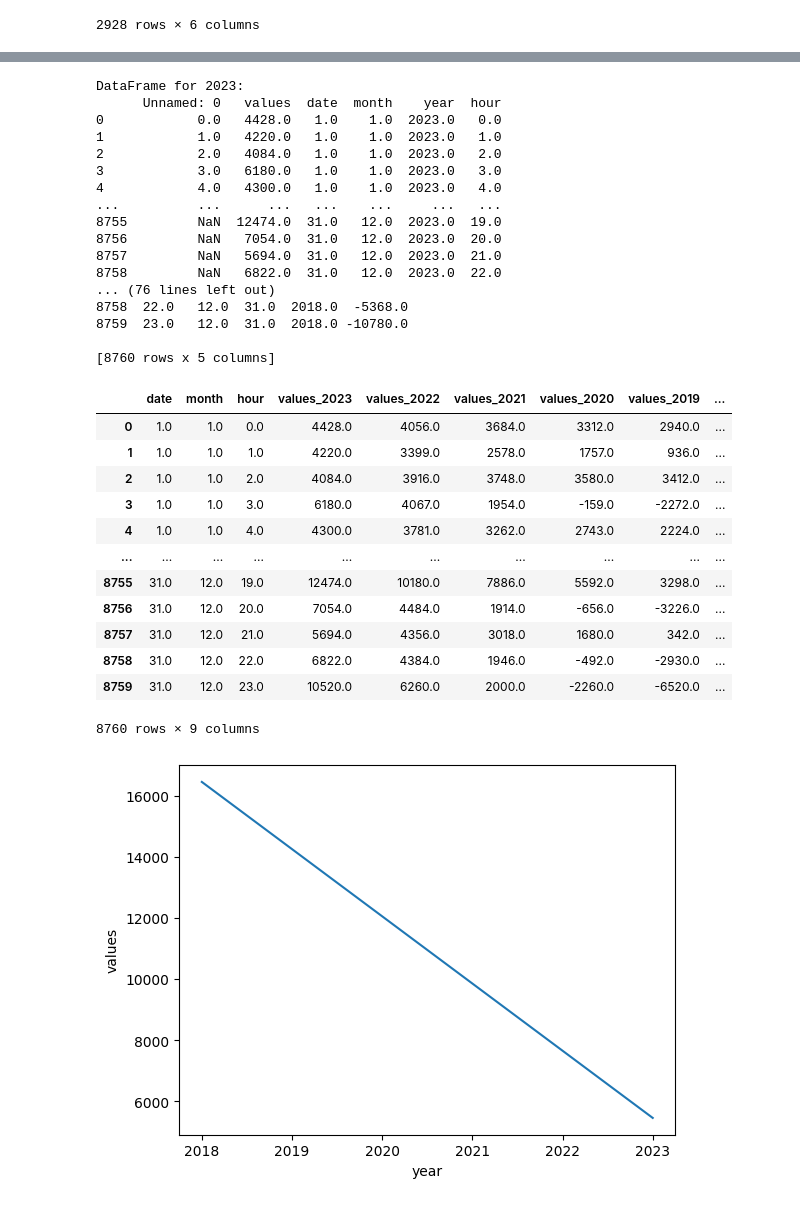
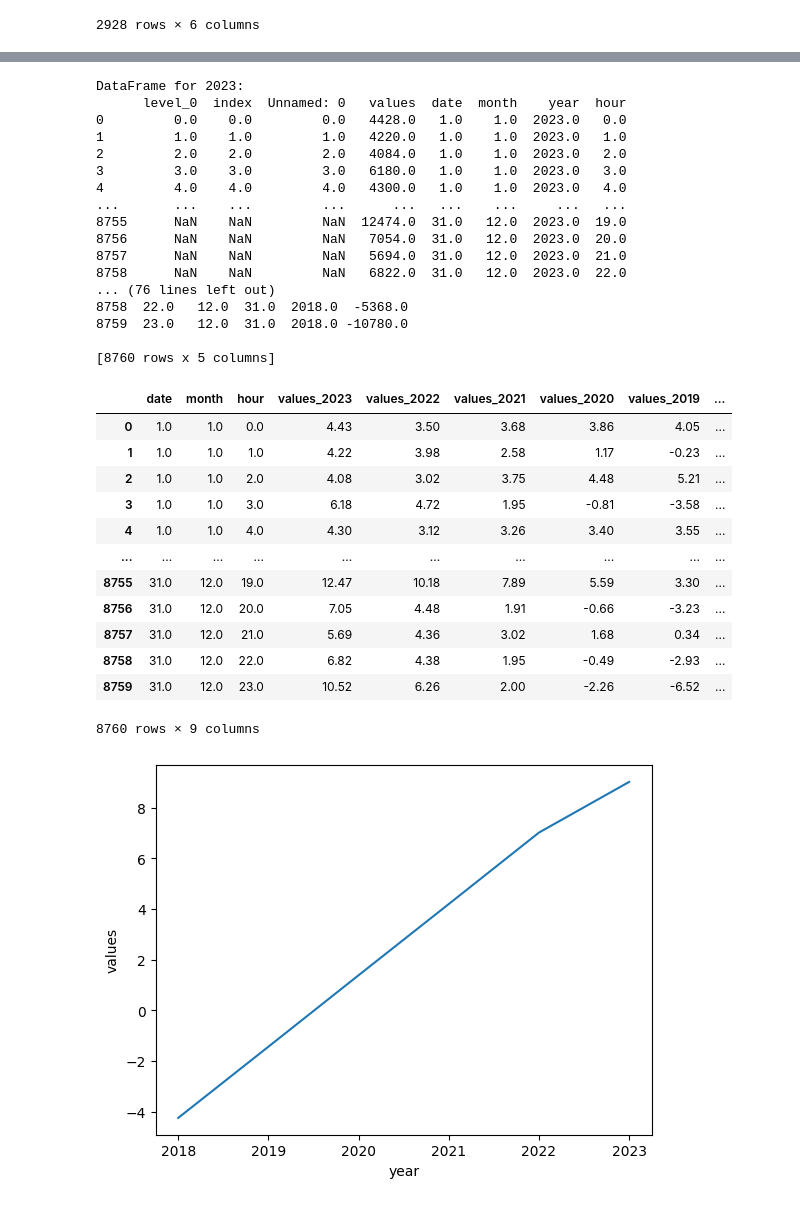
Before and after one commit to deevyansh/Power-Consumption-Pattern, a Jupyter notebook: NO/NO_extrapolation.ipynb, the cells around one changed output, grey strips where cells are left out. Saved outputs shown, nothing was run; the diff lists cells and outputs as text; code cells hidden in the pictures.

```diff
--- a/NO/NO_extrapolation.ipynb
+++ b/NO/NO_extrapolation.ipynb
@@ -1,7 +1,7 @@
 # %%
 import pandas as pd
-df1=pd.read_csv('NO_file1.csv')
-df2=pd.read_csv('NO_file2.csv')
+df1=pd.read_csv('/workspaces/Power-Consumption-Pattern/NO/All CSV/NO_file1.csv')
+df2=pd.read_csv('/workspaces/Power-Consumption-Pattern/NO/All CSV/NO_file2.csv')
 # %%
 #Making it years campatible
 df_2021=df1
@@ -22,3 +22,23 @@ df_2022
 | 8758 | 8758 | 4384.0 | 31 | 12 | 2022 | 22 |
 | 8759 | 8759 | 6260.0 | 31 | 12 | 2022 | 23 |
 2928 rows × 6 columns
+# %%
+df_2023[df_2023['month']==3][df_2023['hour']==12]['date'].value_counts()
+## 3 month 12 is more and 23 is less..
+## 3 month 12 hour and 26 date ka kam karo
+## 3 month 23 hour and 26 date ka jyada karo
+indexes_to_drop = df_2023[(df_2023['month'] == 3) & (df_2023['hour'] == 12) & (df_2023['date'] == 26)].index.tolist()
+df_2023=df_2023.drop(indexes_to_drop[0])
+df_2023=df_2023.reset_index()
+print(len(df_2023))
+new_row = pd.DataFrame([{
+    'year': 2023,
+    'month': 3,
+    'date': 26,
+    'hour': 23,
+    'values': 6000
+}])
+df_2023 = pd.concat([df_2023, new_row], ignore_index=True)
+print(len(df_2023))
+df_2023 = df_2023.sort_values(by=['year', 'month', 'date', 'hour'])
+df_2023=df_2023.reset_index()
@@ -154,17 +249,17 @@ df_2019.to_csv('NO_2019.csv')
 df_2018.to_csv('NO_2018.csv')
 # %% [output]
 DataFrame for 2023:
-      Unnamed: 0   values  date  month    year  hour
-0            0.0   4428.0   1.0    1.0  2023.0   0.0
-1            1.0   4220.0   1.0    1.0  2023.0   1.0
-2            2.0   4084.0   1.0    1.0  2023.0   2.0
-3            3.0   6180.0   1.0    1.0  2023.0   3.0
-4            4.0   4300.0   1.0    1.0  2023.0   4.0
-...          ...      ...   ...    ...     ...   ...
-8755         NaN  12474.0  31.0   12.0  2023.0  19.0
-8756         NaN   7054.0  31.0   12.0  2023.0  20.0
-8757         NaN   5694.0  31.0   12.0  2023.0  21.0
-8758         NaN   6822.0  31.0   12.0  2023.0  22.0
+      level_0  index  Unnamed: 0   values  date  month    year  hour
+0         0.0    0.0         0.0   4428.0   1.0    1.0  2023.0   0.0
+1         1.0    1.0         1.0   4220.0   1.0    1.0  2023.0   1.0
+2         2.0    2.0         2.0   4084.0   1.0    1.0  2023.0   2.0
+3         3.0    3.0         3.0   6180.0   1.0    1.0  2023.0   3.0
+4         4.0    4.0         4.0   4300.0   1.0    1.0  2023.0   4.0
+...       ...    ...         ...      ...   ...    ...     ...   ...
+8755      NaN    NaN         NaN  12474.0  31.0   12.0  2023.0  19.0
+8756      NaN    NaN         NaN   7054.0  31.0   12.0  2023.0  20.0
+8757      NaN    NaN         NaN   5694.0  31.0   12.0  2023.0  21.0
+8758      NaN    NaN         NaN   6822.0  31.0   12.0  2023.0  22.0
 ... (76 lines left out)
 8758  22.0   12.0  31.0  2018.0  -5368.0
 8759  23.0   12.0  31.0  2018.0 -10780.0
@@ -173,31 +268,31 @@ DataFrame for 2023:
 # %%
 #Table for the NO (6* 8760)
 import pandas as pd
 mixed_df=pd.DataFrame()
 mixed_df['date']=df_2023['date']
 mixed_df['month']=df_2023['month']
 mixed_df['hour']=df_2023['hour']
-mixed_df['values_2023']=df_2023['values'].astype(float).round(2)
-mixed_df['values_2022']=df_2022['values'].astype(float).round(2)
-mixed_df['values_2021']=df_2021['values'].astype(float).round(2)
-mixed_df['values_2020']=df_2020['values'].astype(float).round(2)
-mixed_df['values_2019']=df_2019['values'].astype(float).round(2)
-mixed_df['values_2018']=df_2018['values'].astype(float).round(2)
+mixed_df['values_2023']=(df_2023['values']/1000).astype(float).round(2)
+mixed_df['values_2022']=(df_2022['values']/1000).astype(float).round(2)
+mixed_df['values_2021']=(df_2021['values']/1000).astype(float).round(2)
+mixed_df['values_2020']=(df_2020['values']/1000).astype(float).round(2)
+mixed_df['values_2019']=(df_2019['values']/1000).astype(float).round(2)
+mixed_df['values_2018']=(df_2018['values']/1000).astype(float).round(2)
 mixed_df.to_csv('NO_mixed.csv')
 mixed_df
 # %% [output]
 |  | date | month | hour | values_2023 | values_2022 | values_2021 | values_2020 | values_2019 | ... |
-| 0 | 1.0 | 1.0 | 0.0 | 4428.0 | 4056.0 | 3684.0 | 3312.0 | 2940.0 | ... |
-| 1 | 1.0 | 1.0 | 1.0 | 4220.0 | 3399.0 | 2578.0 | 1757.0 | 936.0 | ... |
-| 2 | 1.0 | 1.0 | 2.0 | 4084.0 | 3916.0 | 3748.0 | 3580.0 | 3412.0 | ... |
-| 3 | 1.0 | 1.0 | 3.0 | 6180.0 | 4067.0 | 1954.0 | -159.0 | -2272.0 | ... |
-| 4 | 1.0 | 1.0 | 4.0 | 4300.0 | 3781.0 | 3262.0 | 2743.0 | 2224.0 | ... |
+| 0 | 1.0 | 1.0 | 0.0 | 4.43 | 3.50 | 3.68 | 3.86 | 4.05 | ... |
+| 1 | 1.0 | 1.0 | 1.0 | 4.22 | 3.98 | 2.58 | 1.17 | -0.23 | ... |
+| 2 | 1.0 | 1.0 | 2.0 | 4.08 | 3.02 | 3.75 | 4.48 | 5.21 | ... |
+| 3 | 1.0 | 1.0 | 3.0 | 6.18 | 4.72 | 1.95 | -0.81 | -3.58 | ... |
+| 4 | 1.0 | 1.0 | 4.0 | 4.30 | 3.12 | 3.26 | 3.40 | 3.55 | ... |
 | ... | ... | ... | ... | ... | ... | ... | ... | ... | ... |
-| 8755 | 31.0 | 12.0 | 19.0 | 12474.0 | 10180.0 | 7886.0 | 5592.0 | 3298.0 | ... |
-| 8756 | 31.0 | 12.0 | 20.0 | 7054.0 | 4484.0 | 1914.0 | -656.0 | -3226.0 | ... |
-| 8757 | 31.0 | 12.0 | 21.0 | 5694.0 | 4356.0 | 3018.0 | 1680.0 | 342.0 | ... |
-| 8758 | 31.0 | 12.0 | 22.0 | 6822.0 | 4384.0 | 1946.0 | -492.0 | -2930.0 | ... |
-| 8759 | 31.0 | 12.0 | 23.0 | 10520.0 | 6260.0 | 2000.0 | -2260.0 | -6520.0 | ... |
+| 8755 | 31.0 | 12.0 | 19.0 | 12.47 | 10.18 | 7.89 | 5.59 | 3.30 | ... |
+| 8756 | 31.0 | 12.0 | 20.0 | 7.05 | 4.48 | 1.91 | -0.66 | -3.23 | ... |
+| 8757 | 31.0 | 12.0 | 21.0 | 5.69 | 4.36 | 3.02 | 1.68 | 0.34 | ... |
+| 8758 | 31.0 | 12.0 | 22.0 | 6.82 | 4.38 | 1.95 | -0.49 | -2.93 | ... |
+| 8759 | 31.0 | 12.0 | 23.0 | 10.52 | 6.26 | 2.00 | -2.26 | -6.52 | ... |
 8760 rows × 9 columns
 # %%
 #Random Graph Generator
@@ -211,4 +306,4 @@ plt.xlabel('year')
 plt.ylabel('values')
 plt.show()
 # %% [output]
-[figure, old version]
+[figure, new version]
```
Also changed, not shown: parts of 8 cells of this notebook, 11 other files.
